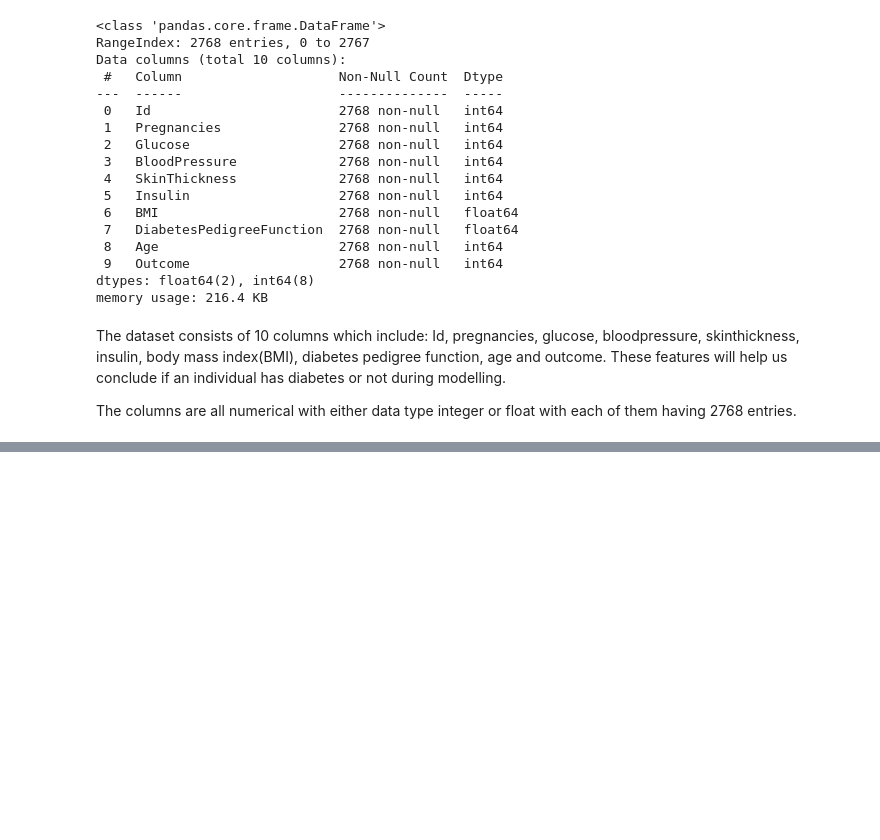
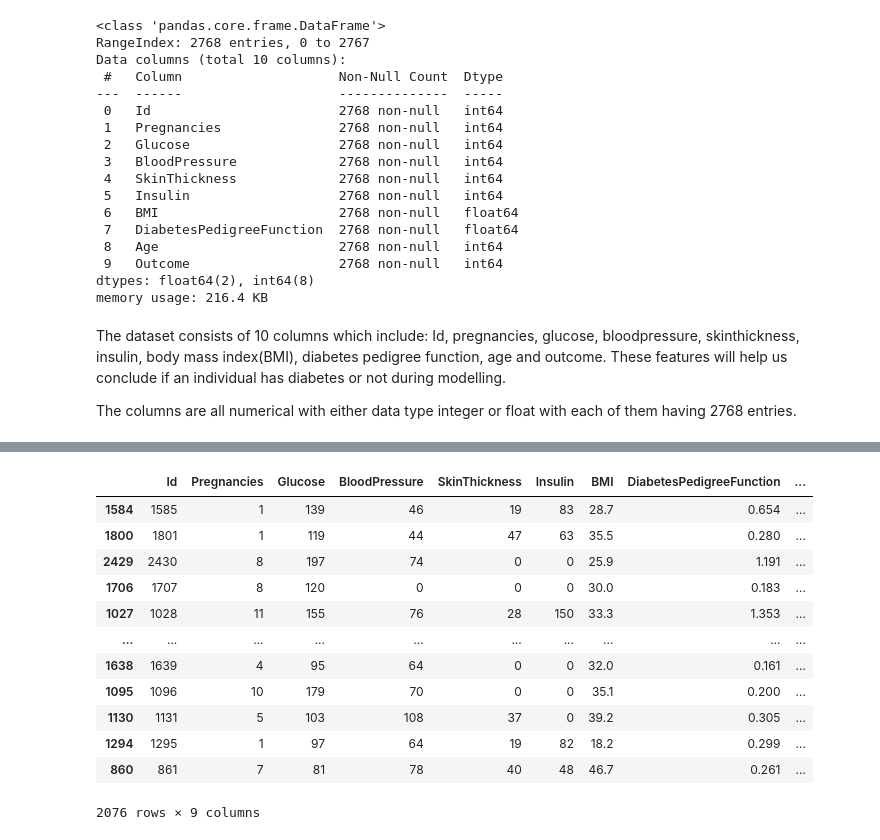
Before and after one commit to akeyo03/phase-3-project, a Jupyter notebook: final.ipynb, the cells around one changed output, grey strips where cells are left out. Saved outputs shown, nothing was run; the diff lists cells and outputs as text; code cells hidden in the pictures; blank space fills up the shorter version.

Commit message:
Completed until data understanding

```diff
--- a/final.ipynb
+++ b/final.ipynb
@@ -217,0 +348,28 @@ diabetes.describe()
+# %%
+#import train test split from sklearn  to be used for feature selection
+from sklearn.model_selection import train_test_split
+
+# initialize the predictor variables and the target variables
+y = diabetes['Outcome'] # target variable
+X = diabetes.drop('Outcome', axis=1) # precictor variables
+
+#split the data into train and test sets with the test size of 25% and a random state of 42
+
+X_train, X_test, y_train, y_test = train_test_split(X, y, test_size=0.25, random_state=42)
+# %%
+#Check for the predictor variables that will be used for modelling
+X_train
+# %% [output]
+|  | Id | Pregnancies | Glucose | BloodPressure | SkinThickness | Insulin | BMI | DiabetesPedigreeFunction | ... |
+| 1584 | 1585 | 1 | 139 | 46 | 19 | 83 | 28.7 | 0.654 | ... |
+| 1800 | 1801 | 1 | 119 | 44 | 47 | 63 | 35.5 | 0.280 | ... |
+| 2429 | 2430 | 8 | 197 | 74 | 0 | 0 | 25.9 | 1.191 | ... |
+| 1706 | 1707 | 8 | 120 | 0 | 0 | 0 | 30.0 | 0.183 | ... |
+| 1027 | 1028 | 11 | 155 | 76 | 28 | 150 | 33.3 | 1.353 | ... |
+| ... | ... | ... | ... | ... | ... | ... | ... | ... | ... |
+| 1638 | 1639 | 4 | 95 | 64 | 0 | 0 | 32.0 | 0.161 | ... |
+| 1095 | 1096 | 10 | 179 | 70 | 0 | 0 | 35.1 | 0.200 | ... |
+| 1130 | 1131 | 5 | 103 | 108 | 37 | 0 | 39.2 | 0.305 | ... |
+| 1294 | 1295 | 1 | 97 | 64 | 19 | 82 | 18.2 | 0.299 | ... |
+| 860 | 861 | 7 | 81 | 78 | 40 | 48 | 46.7 | 0.261 | ... |
+2076 rows × 9 columns
```
Also changed, not shown: parts of 23 cells of this notebook.
